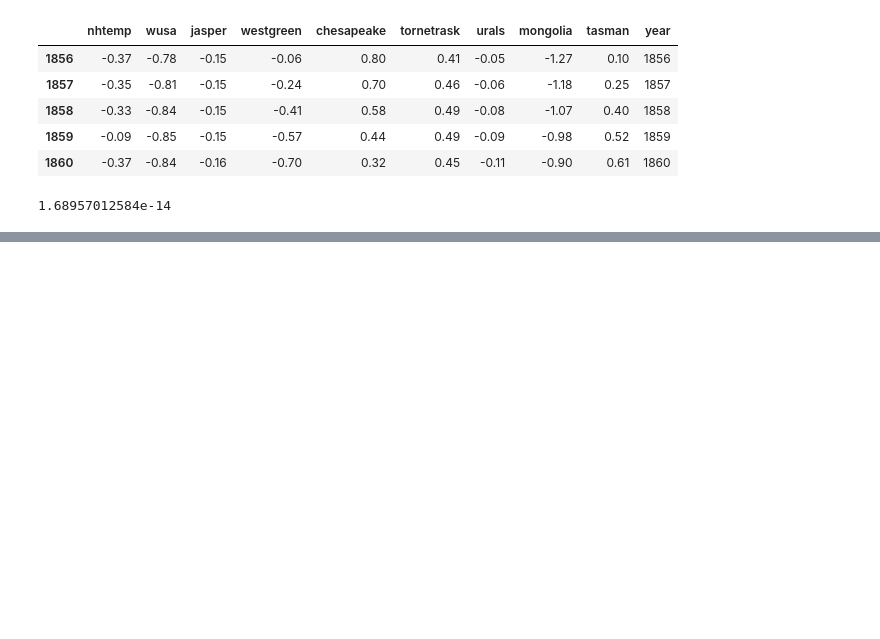
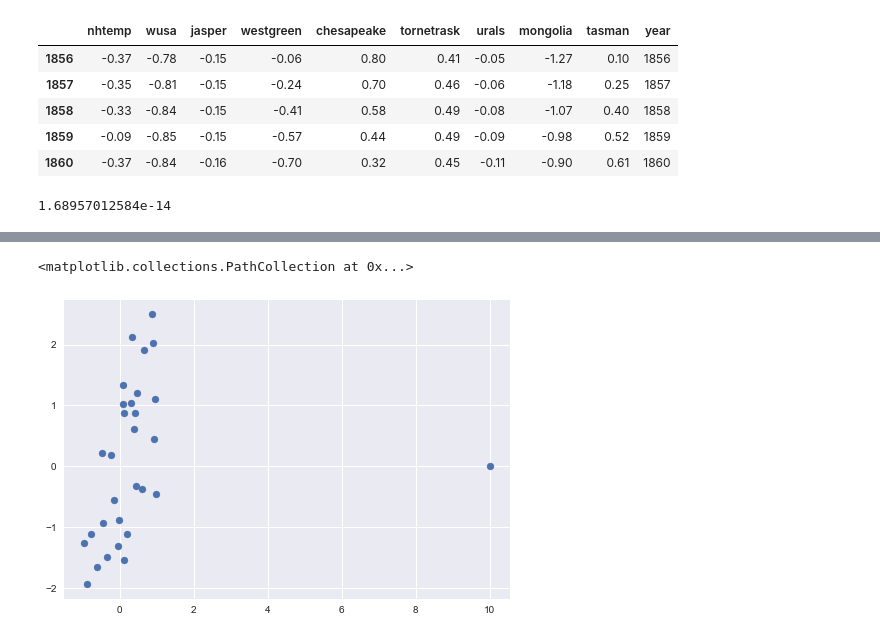
Before and after one commit to cshartrand/ISYE7401-RCode-To-Python, a Jupyter notebook: ISyE7401_PythonNotes.ipynb, the cells around one changed output, grey strips where cells are left out. Cells and saved outputs as stored; diff of their text form; code cells hidden in the pictures; blank space fills up the shorter version.

```diff
--- a/ISyE7401_PythonNotes.ipynb
+++ b/ISyE7401_PythonNotes.ipynb
@@ -285,0 +284,11 @@ Warnings:
+# %%
+#Outlier Analysis to come....
+#Generate some data
+x = np.random.uniform(-1,1,30)
+x[29] = 10 #input a large outlier in both x
+y = x + np.random.normal(0,1,30)
+y[29] = 0 #....and y
+plt.scatter(x,y)
+# %% [output]
+<matplotlib.collections.PathCollection at 0x...>
+[figure, added]
```
Also changed, not shown: parts of 11 cells of this notebook.
